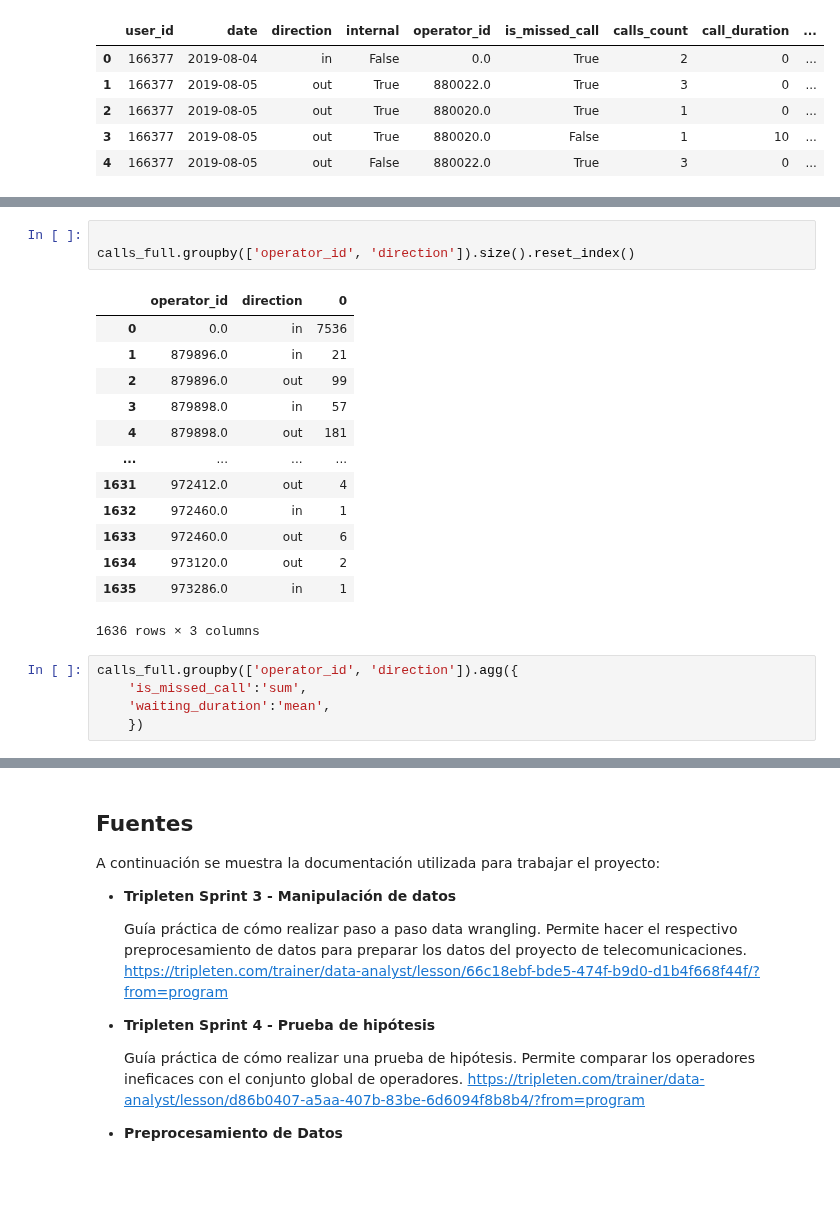
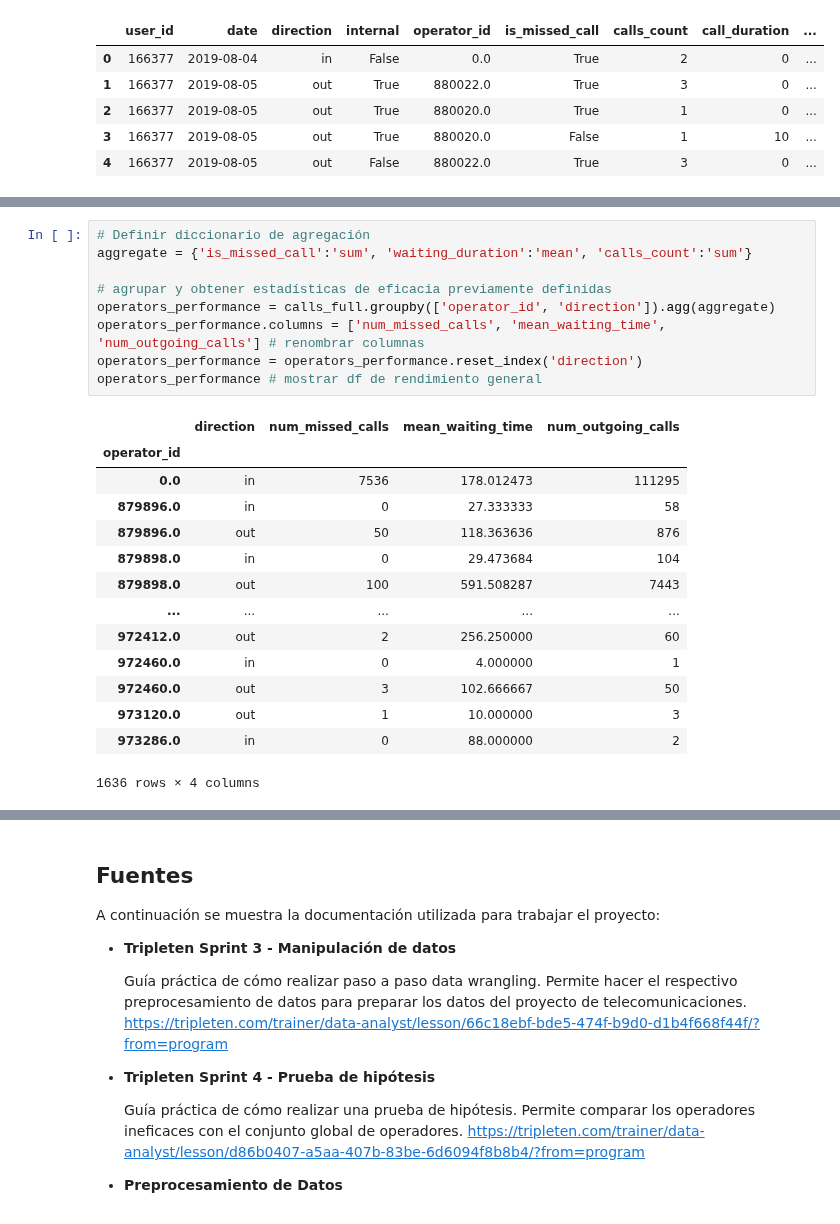
Before and after one commit to ScinDBad/DA_proyecto_final, a Jupyter notebook: proyecto_sp_14.ipynb, the cells around one changed output, grey strips where cells are left out. Saved outputs shown, nothing was run; the diff lists cells and outputs as text; blank space fills up the shorter version.

```diff
--- a/proyecto_sp_14.ipynb
+++ b/proyecto_sp_14.ipynb
@@ -632,22 +599,24 @@ calls_full.groupby(['operator_id', 'direction'])['waiting_duration'].mean().rese
-# %%
-
-calls_full.groupby(['operator_id', 'direction']).size().reset_index()
-# %% [output]
-|  | operator_id | direction | 0 |
-| 0 | 0.0 | in | 7536 |
-| 1 | 879896.0 | in | 21 |
-| 2 | 879896.0 | out | 99 |
-| 3 | 879898.0 | in | 57 |
-| 4 | 879898.0 | out | 181 |
-| ... | ... | ... | ... |
-| 1631 | 972412.0 | out | 4 |
-| 1632 | 972460.0 | in | 1 |
-| 1633 | 972460.0 | out | 6 |
-| 1634 | 973120.0 | out | 2 |
-| 1635 | 973286.0 | in | 1 |
-1636 rows × 3 columns
-# %%
-calls_full.groupby(['operator_id', 'direction']).agg({
-    'is_missed_call':'sum',
-    'waiting_duration':'mean',
-    })
+# %%
+# Definir diccionario de agregación
+aggregate = {'is_missed_call':'sum', 'waiting_duration':'mean', 'calls_count':'sum'}
+
+# agrupar y obtener estadísticas de eficacia previamente definidas
+operators_performance = calls_full.groupby(['operator_id', 'direction']).agg(aggregate)
+operators_performance.columns = ['num_missed_calls', 'mean_waiting_time', 'num_outgoing_calls'] # renombrar columnas
+operators_performance = operators_performance.reset_index('direction')
+operators_performance # mostrar df de rendimiento general
+# %% [output]
+|  | direction | num_missed_calls | mean_waiting_time | num_outgoing_calls |
+| operator_id |  |  |  |  |
+| 0.0 | in | 7536 | 178.012473 | 111295 |
+| 879896.0 | in | 0 | 27.333333 | 58 |
+| 879896.0 | out | 50 | 118.363636 | 876 |
+| 879898.0 | in | 0 | 29.473684 | 104 |
+| 879898.0 | out | 100 | 591.508287 | 7443 |
+| ... | ... | ... | ... | ... |
+| 972412.0 | out | 2 | 256.250000 | 60 |
+| 972460.0 | in | 0 | 4.000000 | 1 |
+| 972460.0 | out | 3 | 102.666667 | 50 |
+| 973120.0 | out | 1 | 10.000000 | 3 |
+| 973286.0 | in | 0 | 88.000000 | 2 |
+1636 rows × 4 columns
```
Also changed, not shown: parts of 8 cells of this notebook.
